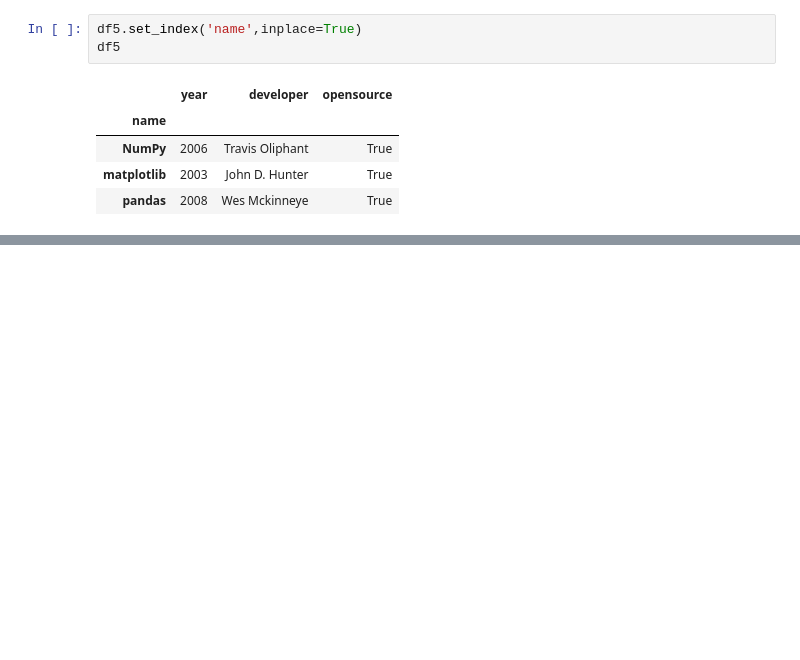
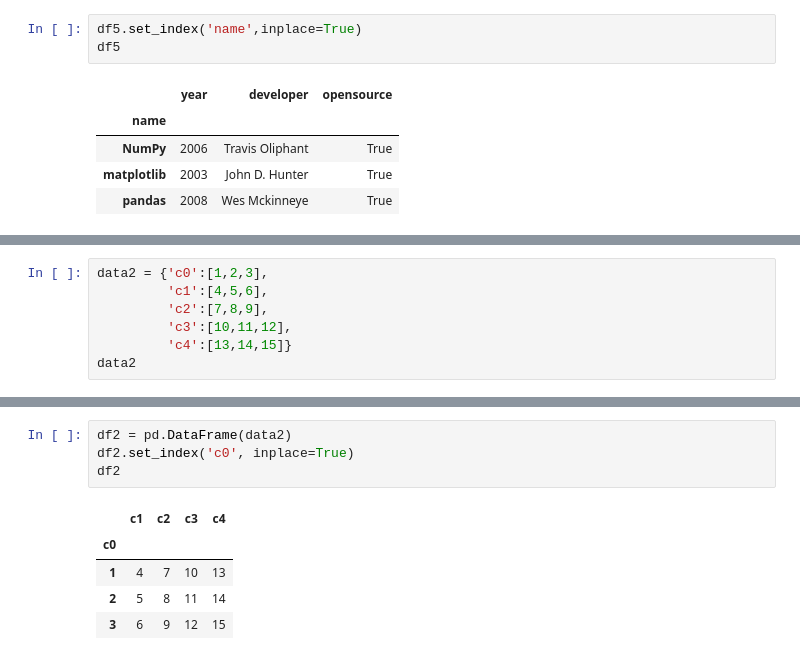
Before and after one commit to LeeHosik/Python-Study, a Jupyter notebook: DataAnalysis/Note/03. Data입출력.ipynb, the cells around one changed output, grey strips where cells are left out. Cells and saved outputs as stored; diff of their text form; blank space fills up the shorter version.

```diff
--- a/DataAnalysis/Note/03. Data입출력.ipynb
+++ b/DataAnalysis/Note/03. Data입출력.ipynb
@@ -88,0 +248,7 @@ df5
+# %%
+data2 = {'c0':[1,2,3],
+         'c1':[4,5,6],
+         'c2':[7,8,9],
+         'c3':[10,11,12],
+         'c4':[13,14,15]}
+data2
@@ -88,0 +277,10 @@ df5
+# %%
+df2 = pd.DataFrame(data2)
+df2.set_index('c0', inplace=True)
+df2
+# %% [output]
+|  | c1 | c2 | c3 | c4 |
+| c0 |  |  |  |  |
+| 1 | 4 | 7 | 10 | 13 |
+| 2 | 5 | 8 | 11 | 14 |
+| 3 | 6 | 9 | 12 | 15 |
```
Also changed, not shown: parts of 25 cells of this notebook, 6 other files.
